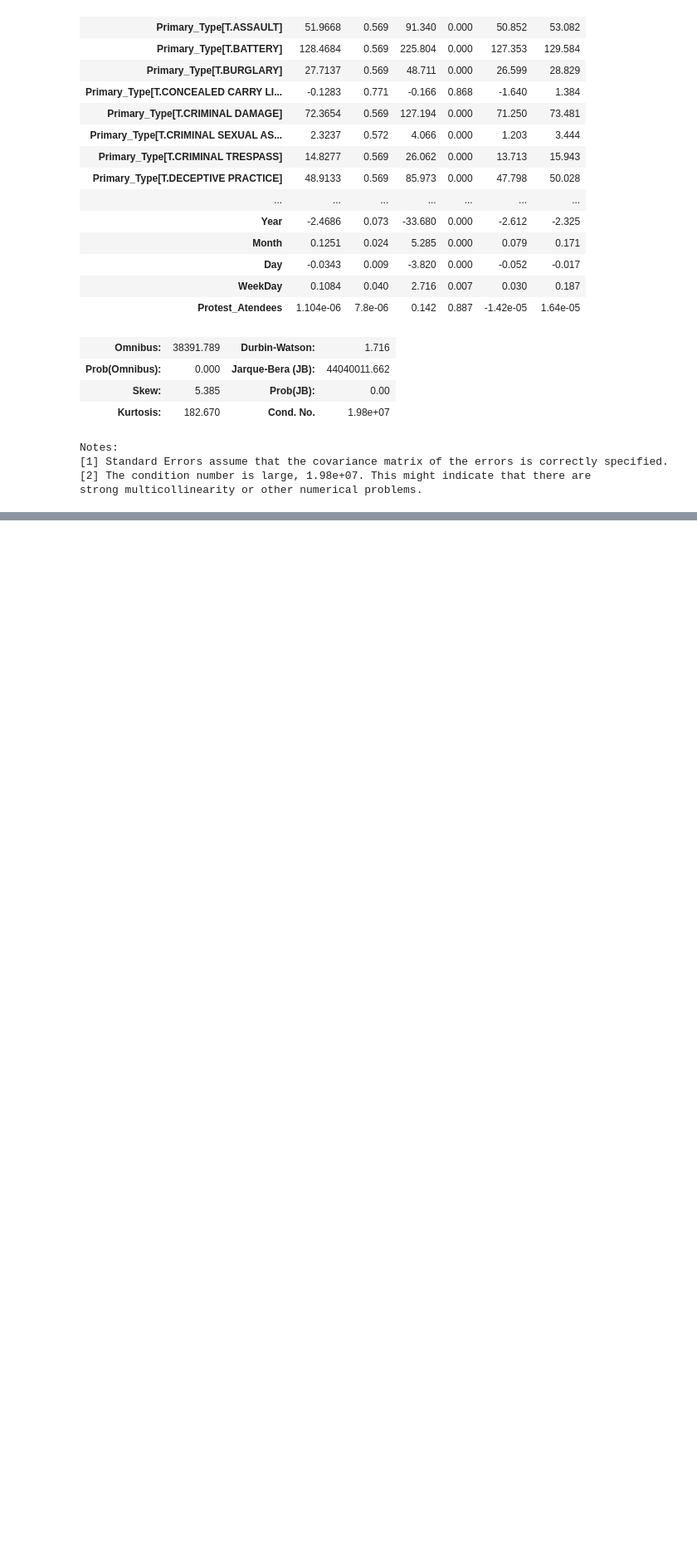
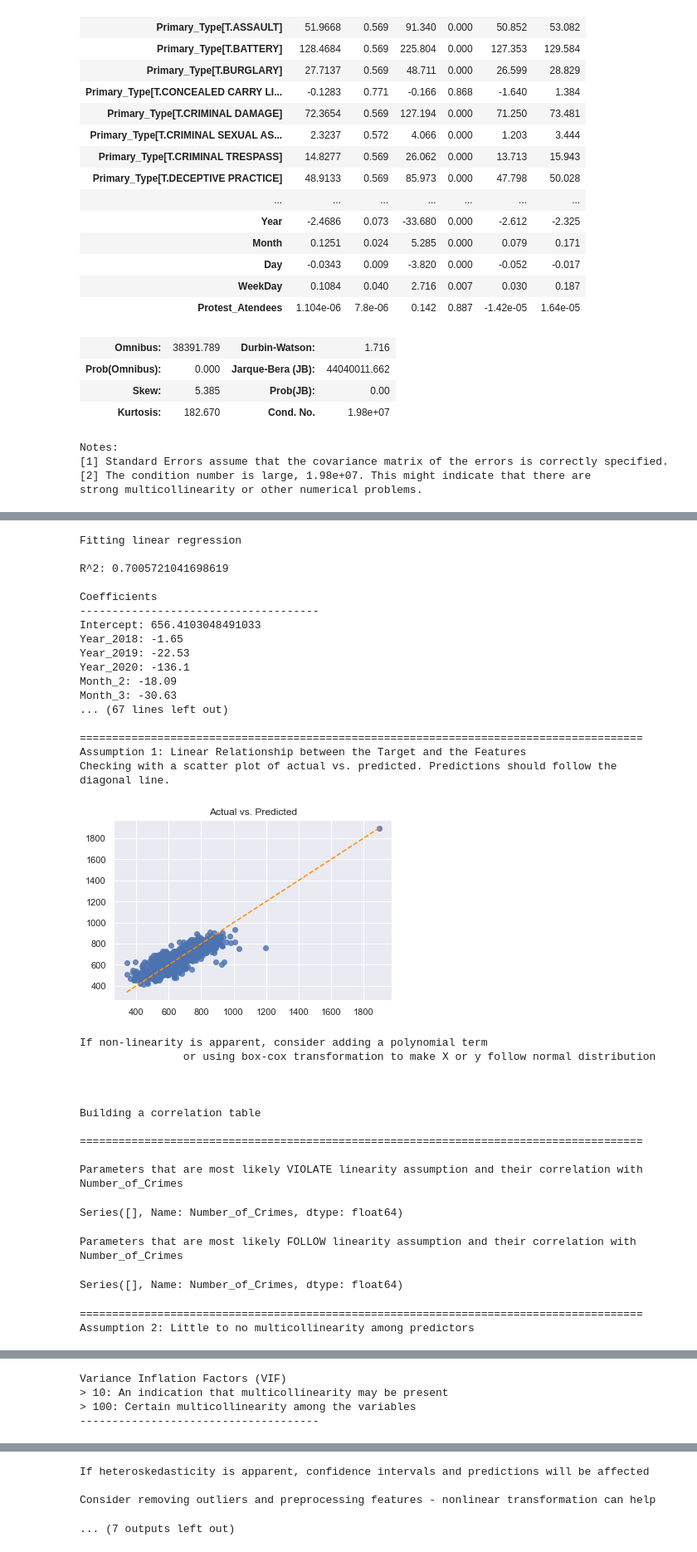
Before and after one commit to leo-cavalcante/crimes-in-chicago, a Jupyter notebook: Time Analysis.ipynb, the cells around one changed output, grey strips where cells are left out. Shown at 83% size. Drawn from its saved outputs; the diff is of its cells as text; code cells hidden in the pictures; blank space fills up the shorter version.

```diff
--- a/Time Analysis.ipynb
+++ b/Time Analysis.ipynb
@@ -1247,0 +1332,37 @@ crimes_events2["Year-Month-Day"].min()
+# %%
+tester=Assumptions.Assumption_Tester_OLS(crimes_events2.drop(columns_to_drop, axis=1), y)
+tester.run_all()
+# %% [output]
+Fitting linear regression
+
+R^2: 0.7005721041698619
+
+Coefficients
+-------------------------------------
+Intercept: 656.4103048491033
+Year_2018: -1.65
+Year_2019: -22.53
+Year_2020: -136.1
+Month_2: -18.09
+Month_3: -30.63
+... (67 lines left out)
+
+=======================================================================================
+Assumption 1: Linear Relationship between the Target and the Features
+Checking with a scatter plot of actual vs. predicted. Predictions should follow the diagonal line.
+[figure, added]
+If non-linearity is apparent, consider adding a polynomial term
+                or using box-cox transformation to make X or y follow normal distribution
+
+
+
+Building a correlation table
+
+=======================================================================================
+
+Parameters that are most likely VIOLATE linearity assumption and their correlation with Number_of_Crimes
+Series([], Name: Number_of_Crimes, dtype: float64)
+Parameters that are most likely FOLLOW linearity assumption and their correlation with Number_of_Crimes
+Series([], Name: Number_of_Crimes, dtype: float64)
+=======================================================================================
+Assumption 2: Little to no multicollinearity among predictors
@@ -1247,0 +1370,4 @@ crimes_events2["Year-Month-Day"].min()
+Variance Inflation Factors (VIF)
+> 10: An indication that multicollinearity may be present
+> 100: Certain multicollinearity among the variables
+-------------------------------------
@@ -1247,0 +1392,4 @@ crimes_events2["Year-Month-Day"].min()
+If heteroskedasticity is apparent, confidence intervals and predictions will be affected
+
+Consider removing outliers and preprocessing features - nonlinear transformation can help
+... (7 outputs left out)
```
Also changed, not shown: parts of 73 cells of this notebook, 2 other files.
